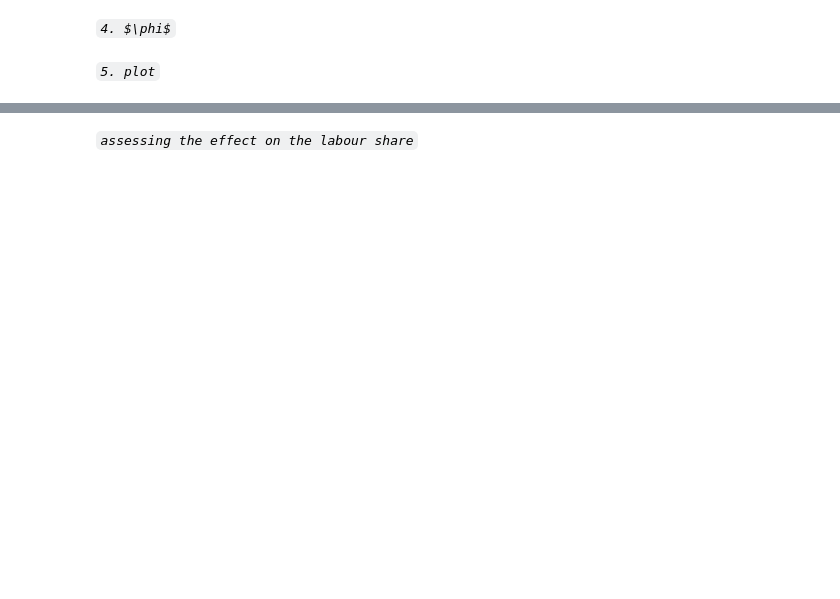
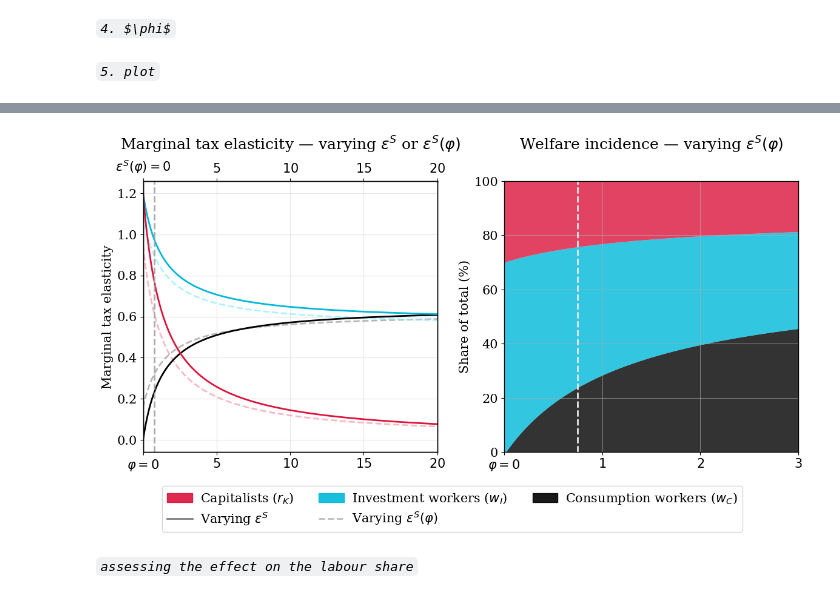
Before and after one commit to cfn368/ba_capinc, a Jupyter notebook: 7_comparative_statics.ipynb, the cells around one changed output, grey strips where cells are left out. Saved outputs shown, nothing was run; the diff lists cells and outputs as text; code cells hidden in the pictures; blank space fills up the shorter version.

```diff
--- a/7_comparative_statics.ipynb
+++ b/7_comparative_statics.ipynb
@@ -77,7 +78,7 @@ print(f"Baseline epsD    = {epsD_baseline:.4f}")
 print(f"Baseline epsS_LR = {out_base['epsS_LR']:.4f}")
 print(f"Baseline epsS_SR = {out_base['epsS_SR']:.4f}")
 
-epsS_grid = np.linspace(0.01, 20, 2000)
+epsS_grid = np.linspace(0.001, 20, 2000)
 
 w_C_S, w_I_S, r_K_S = [], [], []
 for epsS in epsS_grid:
@@ -136,7 +133,7 @@ share_wI_S = w_I_S / total_S * 100
 share_rK_S = r_K_S / total_S * 100
 
 # ── phi sweep — MARGINAL (price elasticity) ───────────────────────────────────
-phi_grid = np.linspace(0.01, 20, 2000)
+phi_grid = np.linspace(0.001, 20, 500)
 phi_base = 0.3
 
 w_C_Pm, w_I_Pm, r_K_Pm = [], [], []
@@ -157,7 +154,7 @@ share_wI_Pm = w_I_Pm / total_Pm * 100
 share_rK_Pm = r_K_Pm / total_Pm * 100
 
 # ── phi sweep — WELFARE (full simulation) ────────────────────────────────────
-phi_grid_welf = np.linspace(0.01, 20, 100)
+phi_grid_welf = np.linspace(0.001, 3, 150)
 
 w_C_Pw, w_I_Pw, r_K_Pw = [], [], []
 for phi in phi_grid_welf:
@@ -295,0 +182,89 @@ phi=10.00  epsD= 1.977  epsS=11.634  |  wC= 0.545  wI= 0.585  rK= 0.120  |  shar
+# %%
+# Light versions of each color for phi sweep
+def lighten_color(color, amount=0.5):
+    import matplotlib.colors as mc
+    import colorsys
+    try:
+        c = mc.cnames[color]
+    except:
+        c = color
+    c = colorsys.rgb_to_hls(*mc.to_rgb(c))
+    return colorsys.hls_to_rgb(c[0], 1 - amount * (1 - c[1]), c[2])
+# %%
+colors = ['crimson', 'k', '#00B8D9']
+colors_light = [lighten_color(c, 0.4) for c in colors]
+
+legend_handles_left = [
+    Patch(color=colors[0], alpha=0.9, label=r'Capitalists ($r_K$)'),
+    Line2D([0], [0], color='gray', lw=2, ls='-',  label=r'Varying $\varepsilon^S$'),
+    Patch(color=colors[2], alpha=0.9, label=r'Investment workers ($w_I$)'),
+    Line2D([0], [0], color='gray', lw=2, ls='--', alpha=0.5, label=r'Varying $\varepsilon^S(\varphi)$'),
+    Patch(color=colors[1], alpha=0.9, label=r'Consumption workers ($w_C$)'),
+]
+
+legend_handles_right = [
+    # Line2D([0], [0], color='k', ls='-' , lw=2, label='Fernández-Villaverde et al. (2024)'),
+    # Line2D([0], [0], color='k', ls='-.', lw=2, label='Goolsbee (1998)'),
+    # Line2D([0], [0], color='k', ls='--', lw=2, label='Ekerdt and Wu (2024)'),
+    # Line2D([0], [0], color='k', ls=':' , lw=2, label='GG-B (2025)'),
+    # Line2D([0], [0], color='k', ls='-' , lw=2, label='GG-B (2025)'),
+    # Line2D([0], [0], color='k', ls='-.', lw=2, label='Hsieh et al. (2019)'),
+]
+
+fig, axes = plt.subplots(1, 2, figsize=(12, 7))
+
+# ── Left: marginal incidence, both sweeps ─────────────────────────────────────
+ax = axes[0]
+
+phi_mapped = np.linspace(epsS_grid[0], epsS_grid[-1], len(phi_grid))
+ax.plot(phi_mapped, w_C_Pm, color=colors_light[1], lw=2, ls='--', alpha=0.7)
+ax.plot(phi_mapped, w_I_Pm, color=colors_light[2], lw=2, ls='--', alpha=0.7)
+ax.plot(phi_mapped, r_K_Pm, color=colors_light[0], lw=2, ls='--', alpha=0.7)
+
+ax.plot(epsS_grid, w_C_S, color=colors[1], lw=2, ls='-')
+ax.plot(epsS_grid, w_I_S, color=colors[2], lw=2, ls='-')
+ax.plot(epsS_grid, r_K_S, color=colors[0], lw=2, ls='-')
+ax.axvline(0.75, color="#ADAAAA", lw=2, ls='--')
+
+ax.set_xticks([0, 5, 10, 15, 20])
+ax.set_xticklabels([r'$\varphi=0$', r'$5$', r'$10$', r'$15$', r'$20$'])
+ax.set_ylabel('Marginal tax elasticity')
+ax.set_title(r'Marginal tax elasticity — varying $\varepsilon^S$ or $\varepsilon^S(\varphi)$', pad=10)
+ax.set_xlim(0, 20)
+ax.grid(True, alpha=0.3)
+
+ax2 = ax.twiny()
+ax2.set_xlim(0, 20)
+ax2.set_xticks([0, 5, 10, 15, 20])
+ax2.set_xticklabels([r'$\varepsilon^S(\varphi)=0$', r'$5$', r'$10$', r'$15$', r'$20$'])
+
+# ── Right: welfare incidence stackplot ────────────────────────────────────────
+ax = axes[1]
+
+ax.stackplot(phi_grid_welf, share_wC_Pw, share_wI_Pw, share_rK_Pw,
+             colors=[colors[1], colors[2], colors[0]], alpha=0.8)
+ax.axvline(0.75, color="#E8E8E8", lw=2, ls='--')
+
+ax.set_ylabel('Share of total (%)')
+ax.set_title(r'Welfare incidence — varying $\varepsilon^S(\varphi)$', pad=37)
+ax.set_xlim(0, 3)
+ax.set_ylim(0, 100)
+ax.grid(True, alpha=0.6)
+
+ax.set_xticks([0, 1.0, 2.0, 3.0])
+ax.set_xticklabels([r'$\varphi=0$', r'$1$', r'$2$', r'$3$'])
+
+# ── Single merged legend centred below both panels ────────────────────────────
+blank = Line2D([0], [0], color='none', label='')
+
+fig.legend(handles=legend_handles_left + [blank] + legend_handles_right,
+           loc='lower center', bbox_to_anchor=(0.5, 0.02),
+           frameon=True, ncol=3)
+
+plt.tight_layout()
+plt.subplots_adjust(bottom=0.22)
+
+plt.savefig('0_output/main_arg.png', dpi=200)
+plt.show()
+# %% [output]
+[figure, added]
```
Also changed, not shown: parts of 7 cells of this notebook, 21 other files.
